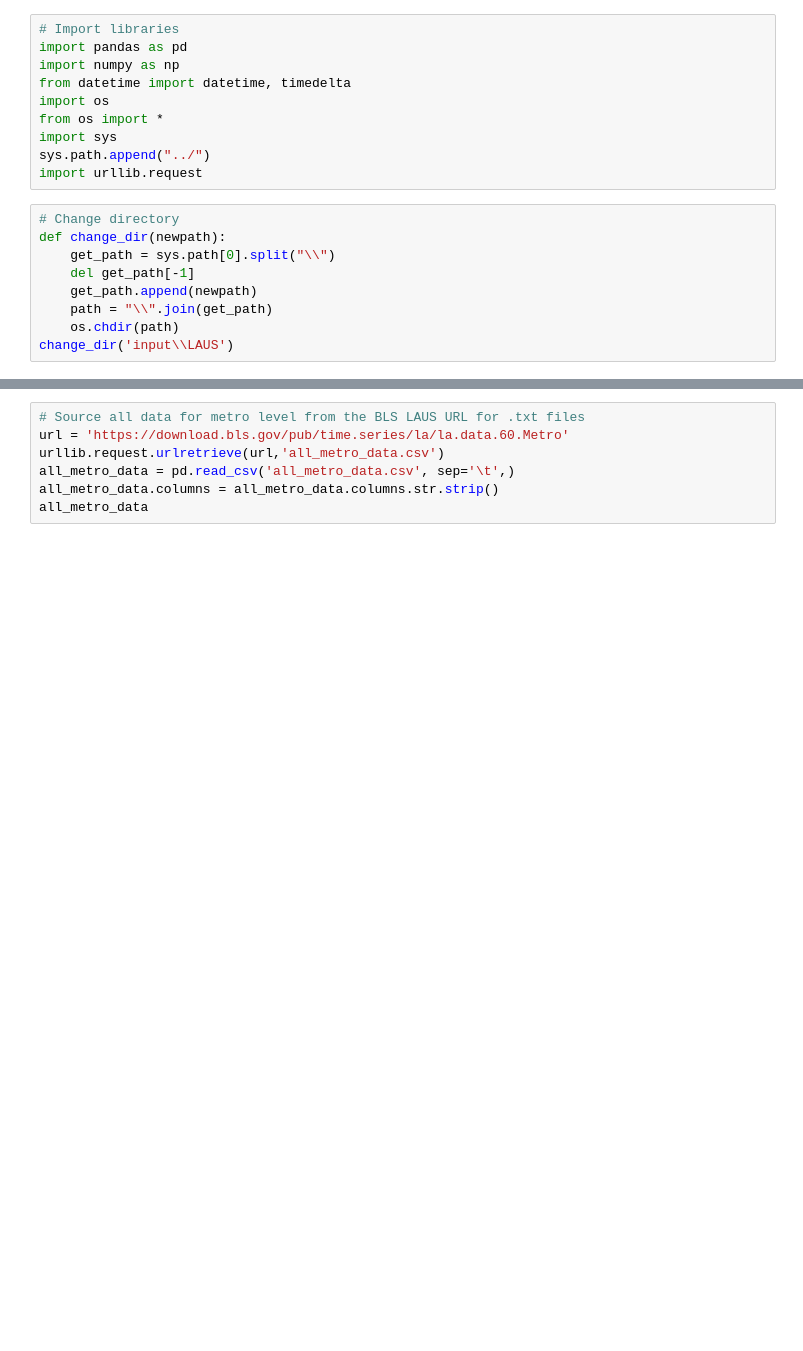
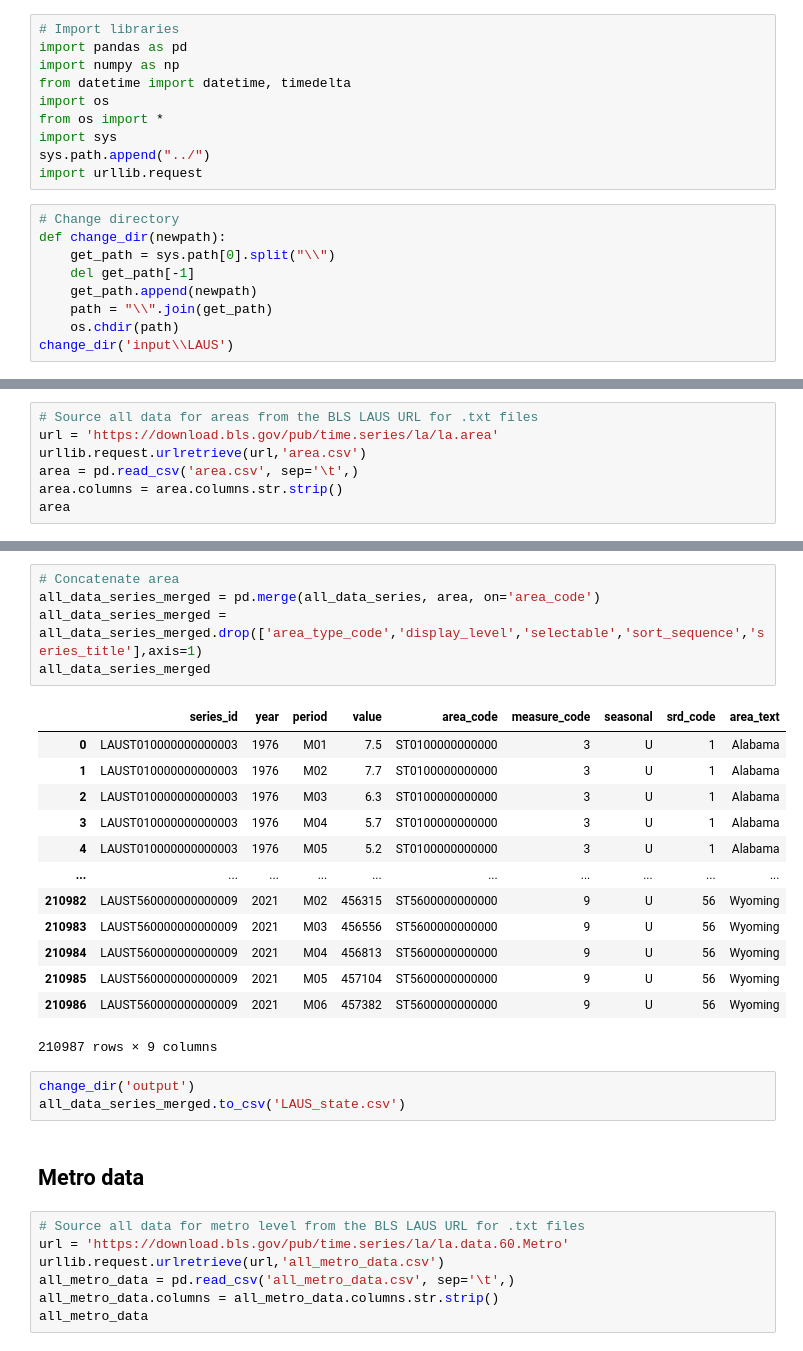
Before and after one commit to vhimani/Summer-2021-Intern-Project, a Jupyter notebook: code/LAUS.ipynb, the cells around one changed output, grey strips where cells are left out. Drawn from its saved outputs; the diff is of its cells as text; blank space fills up the shorter version.

```diff
--- a/code/LAUS.ipynb
+++ b/code/LAUS.ipynb
@@ -23,0 +114,7 @@ change_dir('input\\LAUS')
+# %%
+# Source all data for areas from the BLS LAUS URL for .txt files
+url = 'https://download.bls.gov/pub/time.series/la/la.area'
+urllib.request.urlretrieve(url,'area.csv')
+area = pd.read_csv('area.csv', sep='\t',)
+area.columns = area.columns.str.strip()
+area
@@ -24,3 +135,27 @@ change_dir('input\\LAUS')
+# %%
+# Concatenate area
+all_data_series_merged = pd.merge(all_data_series, area, on='area_code')
+all_data_series_merged = all_data_series_merged.drop(['area_type_code','display_level','selectable','sort_sequence','series_title'],axis=1)
+all_data_series_merged
+# %% [output]
+|  | series_id | year | period | value | area_code | measure_code | seasonal | srd_code | area_text |
+| 0 | LAUST010000000000003 | 1976 | M01 | 7.5 | ST0100000000000 | 3 | U | 1 | Alabama |
+| 1 | LAUST010000000000003 | 1976 | M02 | 7.7 | ST0100000000000 | 3 | U | 1 | Alabama |
+| 2 | LAUST010000000000003 | 1976 | M03 | 6.3 | ST0100000000000 | 3 | U | 1 | Alabama |
+| 3 | LAUST010000000000003 | 1976 | M04 | 5.7 | ST0100000000000 | 3 | U | 1 | Alabama |
+| 4 | LAUST010000000000003 | 1976 | M05 | 5.2 | ST0100000000000 | 3 | U | 1 | Alabama |
+| ... | ... | ... | ... | ... | ... | ... | ... | ... | ... |
+| 210982 | LAUST560000000000009 | 2021 | M02 | 456315 | ST5600000000000 | 9 | U | 56 | Wyoming |
+| 210983 | LAUST560000000000009 | 2021 | M03 | 456556 | ST5600000000000 | 9 | U | 56 | Wyoming |
+| 210984 | LAUST560000000000009 | 2021 | M04 | 456813 | ST5600000000000 | 9 | U | 56 | Wyoming |
+| 210985 | LAUST560000000000009 | 2021 | M05 | 457104 | ST5600000000000 | 9 | U | 56 | Wyoming |
+| 210986 | LAUST560000000000009 | 2021 | M06 | 457382 | ST5600000000000 | 9 | U | 56 | Wyoming |
+210987 rows × 9 columns
+# %%
+change_dir('output')
+all_data_series_merged.to_csv('LAUS_state.csv')
+# %% [markdown]
+## Metro data
 # %%
 # Source all data for metro level from the BLS LAUS URL for .txt files
 url = 'https://download.bls.gov/pub/time.series/la/la.data.60.Metro'
```
Also changed, not shown: parts of 9 cells of this notebook.
